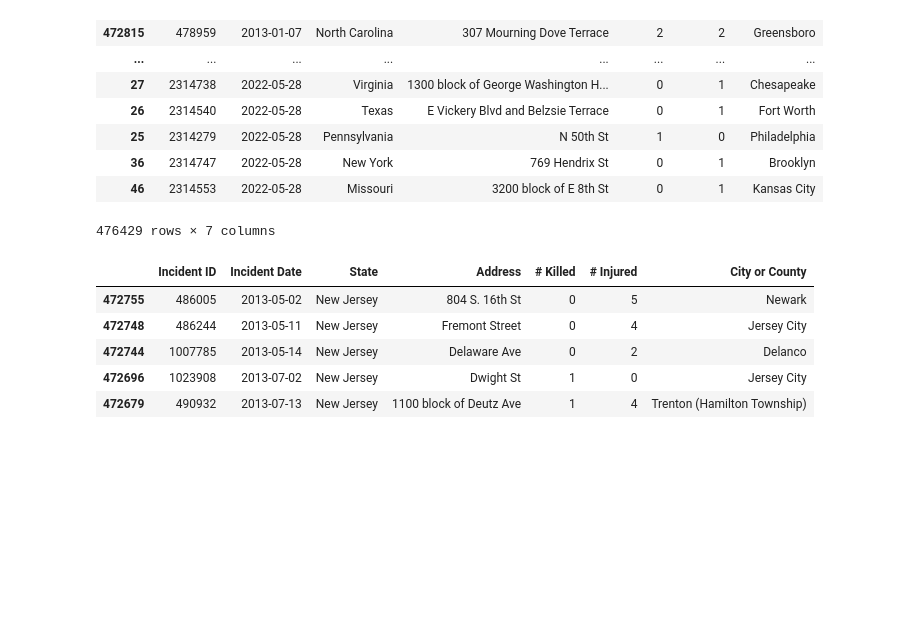
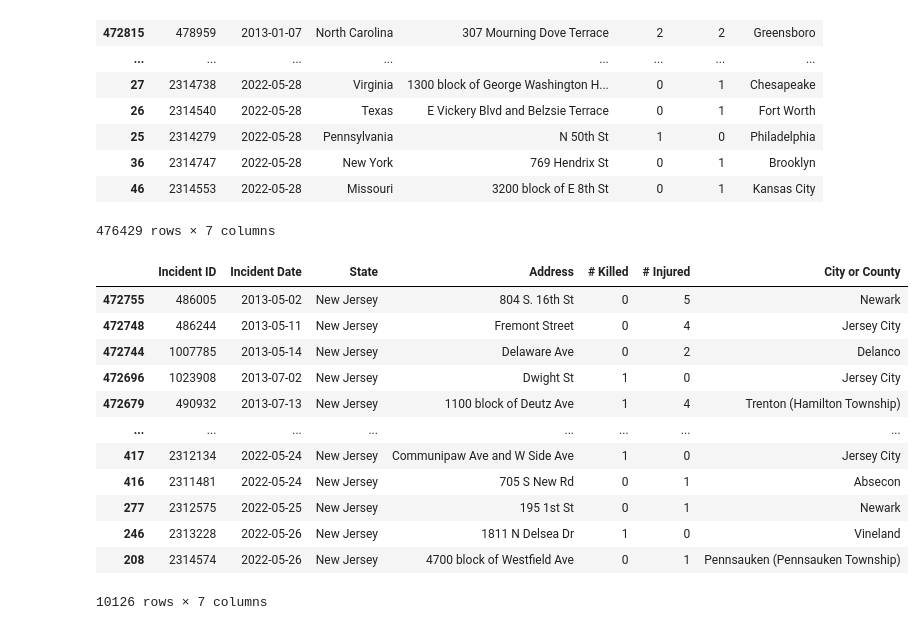
Before and after one commit to Reid04278/group-one-project1, a Jupyter notebook: Project_one_anika.ipynb, the cells around one changed output. Cells and saved outputs as stored; diff of their text form; code cells hidden in the pictures; blank space fills up the shorter version.

```diff
--- a/Project_one_anika.ipynb
+++ b/Project_one_anika.ipynb
@@ -150,12 +141,19 @@ combined_incidents_df
 # %%
 nj_incidents = combined_incidents_df[combined_incidents_df["State"] == "New Jersey"]
 nj_incidents = nj_incidents.sort_values(by="Incident Date")
-#nj_incidents.to_csv("nj_incidents.csv")
-nj_incidents.head()
+nj_incidents.to_csv("nj_incidents.csv")
+nj_incidents
 # %% [output]
 |  | Incident ID | Incident Date | State | Address | # Killed | # Injured | City or County |
 | 472755 | 486005 | 2013-05-02 | New Jersey | 804 S. 16th St | 0 | 5 | Newark |
 | 472748 | 486244 | 2013-05-11 | New Jersey | Fremont Street | 0 | 4 | Jersey City |
 | 472744 | 1007785 | 2013-05-14 | New Jersey | Delaware Ave | 0 | 2 | Delanco |
 | 472696 | 1023908 | 2013-07-02 | New Jersey | Dwight St | 1 | 0 | Jersey City |
 | 472679 | 490932 | 2013-07-13 | New Jersey | 1100 block of Deutz Ave | 1 | 4 | Trenton (Hamilton Township) |
+| ... | ... | ... | ... | ... | ... | ... | ... |
+| 417 | 2312134 | 2022-05-24 | New Jersey | Communipaw Ave and W Side Ave | 1 | 0 | Jersey City |
+| 416 | 2311481 | 2022-05-24 | New Jersey | 705 S New Rd | 0 | 1 | Absecon |
+| 277 | 2312575 | 2022-05-25 | New Jersey | 195 1st St | 0 | 1 | Newark |
+| 246 | 2313228 | 2022-05-26 | New Jersey | 1811 N Delsea Dr | 1 | 0 | Vineland |
+| 208 | 2314574 | 2022-05-26 | New Jersey | 4700 block of Westfield Ave | 0 | 1 | Pennsauken (Pennsauken Township) |
+10126 rows × 7 columns
```
Also changed, not shown: parts of 20 cells of this notebook, 3 other files.
